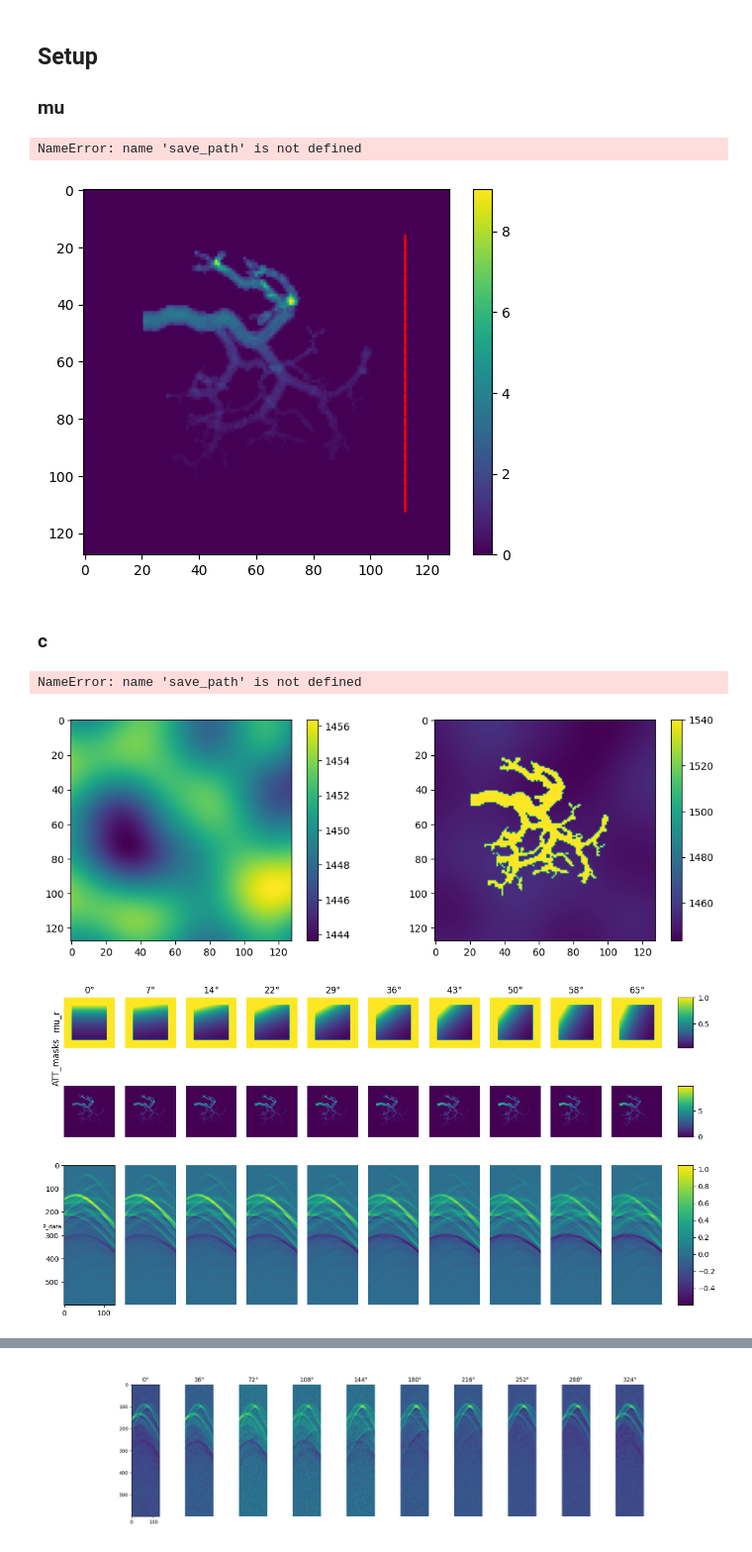
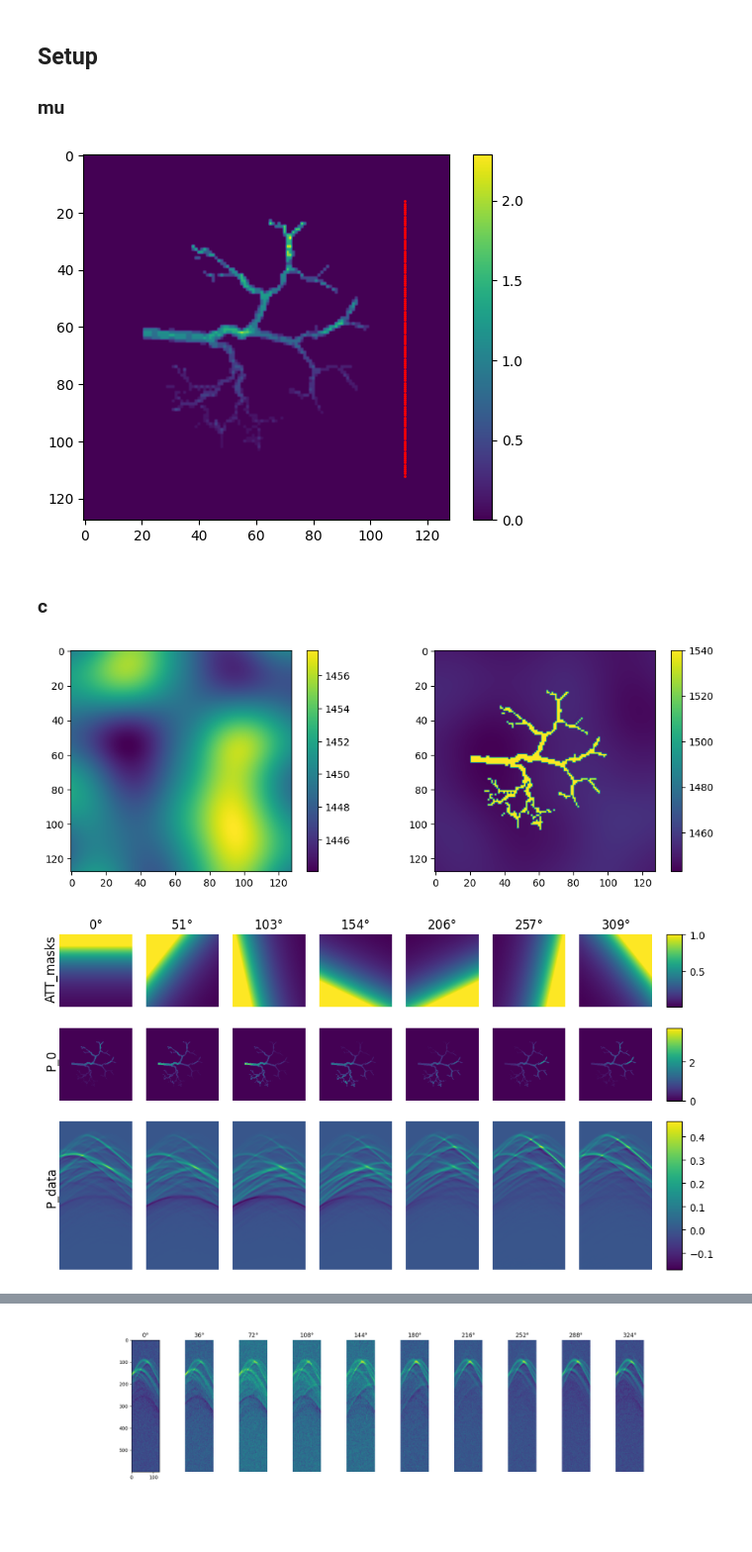
Before and after one commit to grindstm/pat, a Jupyter notebook: vis_setup.ipynb, the cells around one changed output, grey strips where cells are left out. Shown at 99% size. Cells and saved outputs as stored; diff of their text form; code cells hidden in the pictures; blank space fills up the shorter version.

```diff
--- a/vis_setup.ipynb
+++ b/vis_setup.ipynb
@@ -40,7 +42,7 @@ from PADataset import PADataset
 from flax import linen as nn
 
 dataset=PADataset(path="data_setup/")
-data = dataset[0]
+data = dataset[1]
 mu = data['mu']
 c = data['c']
 sensors = data['sensors']
@@ -82,8 +80,7 @@ plt.scatter(sensors[1], sensors[0], c="r", s=1)
 plt.colorbar(plt.imshow(P_0[0]))
 plt.savefig(save_path + "setup_2d.pdf", format='pdf', bbox_inches="tight")
 # %% [output]
-NameError: name 'save_path' is not defined
-[figure, old version]
+[figure, new version]
 # %% [markdown]
 ### c
 # %%
@@ -105,8 +102,7 @@ cbar2 = fig.colorbar(im2, ax=ax[1])
 
 plt.savefig(save_path + "c.pdf", format="pdf", bbox_inches="tight")
 # %% [output]
-NameError: name 'save_path' is not defined
-[figure, old version]
+[figure, new version]
 # %%
 # def plot_att_masks_p0_pdata(ATT_masks, P_0, P_data, angles, save_path):
 #     num = len(angles)
@@ -134,46 +130,57 @@ NameError: name 'save_path' is not defined
 # %%
 import matplotlib.pyplot as plt
 import matplotlib.gridspec as gridspec
+
 dpi = 500
 save_path = '../../Report/figures/'
-num = 10
+num = 7
 # num = u.NUM_LIGHTING_ANGLES
-fig = plt.figure(figsize=(num * 1.5, 8))
+fig = plt.figure(figsize=(num * 1.5, 6))
 gs = gridspec.GridSpec(3, num, height_ratios=[1, 1, 2])
 
 ax = [[fig.add_subplot(gs[i, j]) for j in range(num)] for i in range(3)]
 
 # Store min and max for colorbars
 min_max_a = [np.min(ATT_masks), np.max(ATT_masks)]
 min_max_p = [np.min(P_0), np.max(P_0)]
 min_max_d = [np.min(P_data), np.max(P_data)]
 
 for i in range(num):
     im_a = ax[0][i].imshow(ATT_masks[i], aspect="equal", vmin=min_max_a[0], vmax=min_max_a[1])
     ax[0][i].set_title(fr"{angles[i]:.0f}$\degree$")
     ax[0][i].axis("off")
     ax[1][i].axis("off")
+    ax[2][i].axis("off")
     im_p = ax[1][i].imshow(P_0[i], aspect="equal", vmin=min_max_p[0], vmax=min_max_p[1])
     im_d = ax[2][i].imshow(P_data[i], aspect="auto", vmin=min_max_d[0], vmax=min_max_d[1])
     if i > 0:
         ax[2][i].axis("off")
 
 for row in range(3):
     # Get the positions of the first and last subplot in each row
     bottom = ax[row][0].get_position().y0
     top = ax[row][0].get_position().y1
     center_y = (top + bottom) / 2
     height = top - bottom
 
     # Create an axes for the colorbar
     cbar_ax = fig.add_axes([0.92, center_y - height / 2, 0.02, height])
     plt.colorbar(ax[row][0].images[0], cax=cbar_ax)
 
-fig.text(0.115, 0.7, 'ATT_masks', va='center', ha='center', rotation='vertical', fontsize=12)
-fig.text(0.115, 0.8, 'mu_r', va='center', ha='center', rotation='vertical', fontsize=12)
-fig.text(0.11, 0.3, 'P_data', va='center', ha='center', fontsize=8)
 
-# plt.savefig(save_path + "att_masks_p0_pdata.pdf", format="pdf", bbox_inches="tight", dpi=dpi)
+fig.text(0.115, 0.8, 'ATT_masks', va='center', ha='center', rotation='vertical', fontsize=12)
+fig.text(0.115, 0.59, 'P_0', va='center', ha='center', rotation='vertical', fontsize=12)
+fig.text(0.115, 0.3, 'P_data', va='center', ha='center', rotation='vertical', fontsize=12)
+
+# ax[0][0].set_ylabel("ATT_masks", fontsize=12)
+# ax[1][0].set_ylabel("P_0", fontsize=12)
+# ax[2][0].set_ylabel("P_data", fontsize=12)
+
+# fig.text(0.115, 0.7, 'ATT_masks', va='center', ha='center', rotation='vertical', fontsize=12)
+# fig.text(0.115, 0.8, 'mu_r', va='center', ha='center', rotation='vertical', fontsize=12)
+# fig.text(0.11, 0.3, 'P_data', va='center', ha='center', fontsize=8)
+
+plt.savefig(save_path + "att_masks_p0_pdata.pdf", format="pdf", bbox_inches="tight", dpi=dpi)
 plt.show()
 # %% [output]
-[figure, old version]
+[figure, new version]
```
Also changed, not shown: parts of 6 cells of this notebook, 12 other files.
